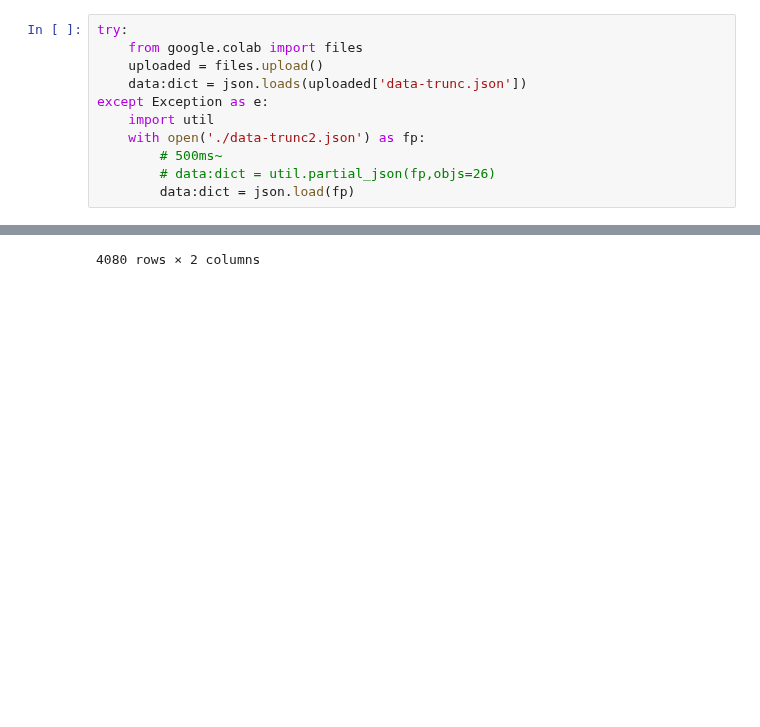
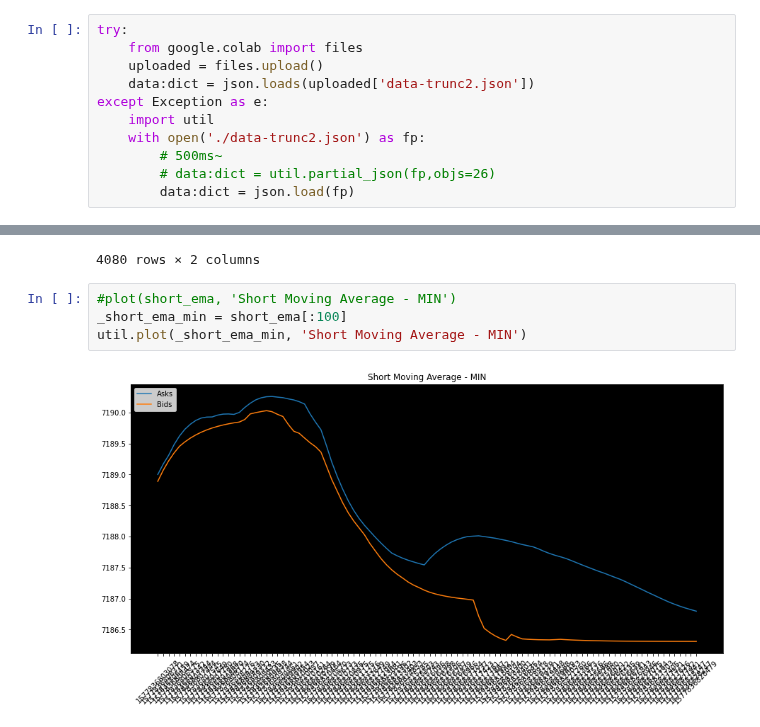
Before and after one commit to giladbarnea/scratches, a Jupyter notebook: efficient-frontier/home-task/algo-home-task/efficient_frontier_scratch.ipynb, the cells around one changed output, grey strips where cells are left out. Cells and saved outputs as stored; diff of their text form; blank space fills up the shorter version.

```diff
--- a/efficient-frontier/home-task/algo-home-task/efficient_frontier_scratch.ipynb
+++ b/efficient-frontier/home-task/algo-home-task/efficient_frontier_scratch.ipynb
@@ -15,7 +17,7 @@ except Exception as e:
 try:
     from google.colab import files
     uploaded = files.upload()
-    data:dict = json.loads(uploaded['data-trunc.json'])
+    data:dict = json.loads(uploaded['data-trunc2.json'])
 except Exception as e:
     import util
     with open('./data-trunc2.json') as fp:
@@ -150,4 +129,10 @@ short_ema = assetA.ewm(span=12,adjust=False).mean()
 | 1577837713474 | 7178.288656 | 7178.233694 |
 | 1577837713577 | 7178.293478 | 7178.245434 |
 4080 rows × 2 columns
+# %%
+#plot(short_ema, 'Short Moving Average - MIN')
+_short_ema_min = short_ema[:100]
+util.plot(_short_ema_min, 'Short Moving Average - MIN')
+# %% [output]
+[figure, added]
 # %%
```
Also changed, not shown: parts of 22 cells of this notebook, 3 other files.
